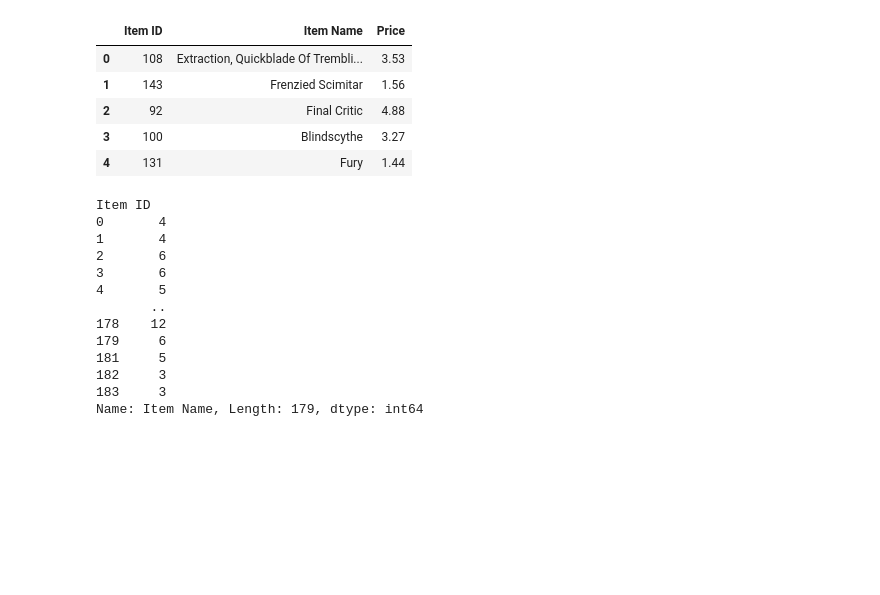
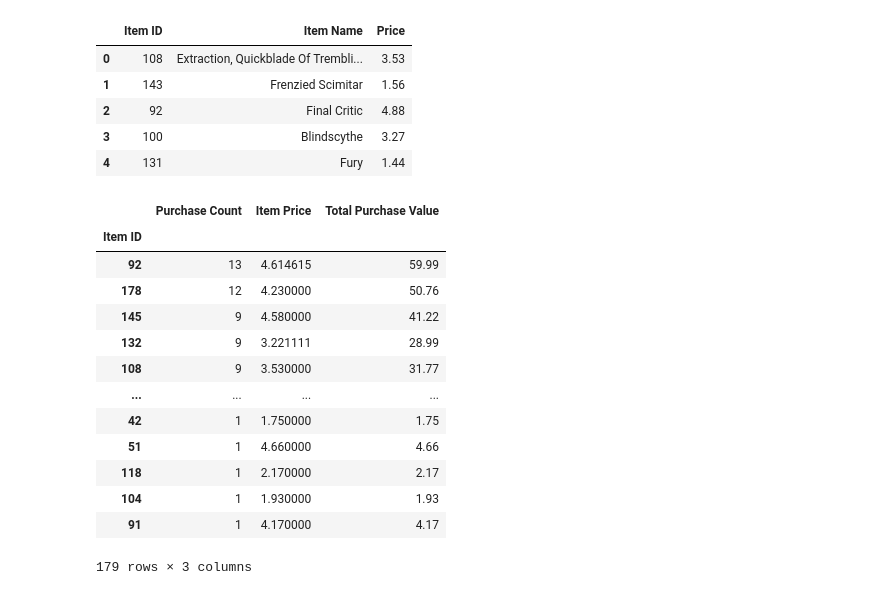
Before and after one commit to emmobley63/pandas-challenge, a Jupyter notebook: HeroesOfPymoli/main.ipynb, the cells around one changed output. Cells and saved outputs as stored; diff of their text form; code cells hidden in the pictures; blank space fills up the shorter version.

Commit message:
,Solved most Profitable Items

```diff
--- a/HeroesOfPymoli/main.ipynb
+++ b/HeroesOfPymoli/main.ipynb
@@ -276,30 +276,31 @@ item_df.head()
 # %%
 # Groupby ID and Item name
 itemgroupid = item_df.groupby("Item ID")
 
 itemgroupid.head()
 
 #Purchase Count, Average Item Price, and Total Purchase Value
 
 item_count = itemgroupid["Item Name"].count()
 item_tpv = itemgroupid["Price"].sum()
 item_ap = itemgroupid["Price"].mean()
 
 item_df = pd.DataFrame({"Purchase Count": item_count,
-                       "Item Price"; item_ap,
+                       "Item Price": item_ap,
                        "Total Purchase Value": item_tpv})
-item_df.sort_values()
+item_df.sort_values("Purchase Count", ascending=False)
 # %% [output]
+|  | Purchase Count | Item Price | Total Purchase Value |
+| Item ID |  |  |  |
+| 92 | 13 | 4.614615 | 59.99 |
+| 178 | 12 | 4.230000 | 50.76 |
+| 145 | 9 | 4.580000 | 41.22 |
+| 132 | 9 | 3.221111 | 28.99 |
+| 108 | 9 | 3.530000 | 31.77 |
+| ... | ... | ... | ... |
+| 42 | 1 | 1.750000 | 1.75 |
+| 51 | 1 | 4.660000 | 4.66 |
+| 118 | 1 | 2.170000 | 2.17 |
+| 104 | 1 | 1.930000 | 1.93 |
+| 91 | 1 | 4.170000 | 4.17 |
-Item ID
-0       4
-1       4
-2       6
-3       6
-4       5
-       ..
-178    12
-179     6
-181     5
-182     3
-183     3
-Name: Item Name, Length: 179, dtype: int64
+179 rows × 3 columns
```
Also changed, not shown: parts of 1 cell of this notebook.
